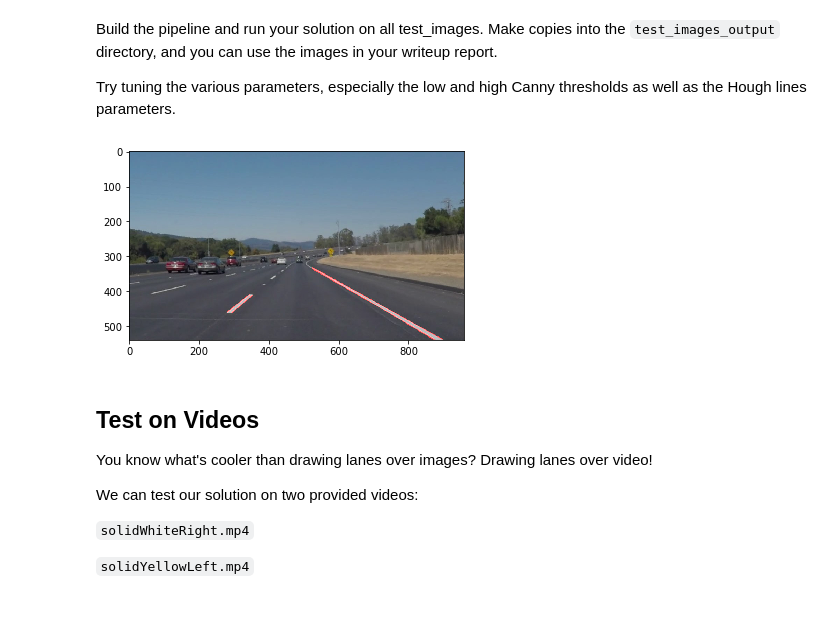
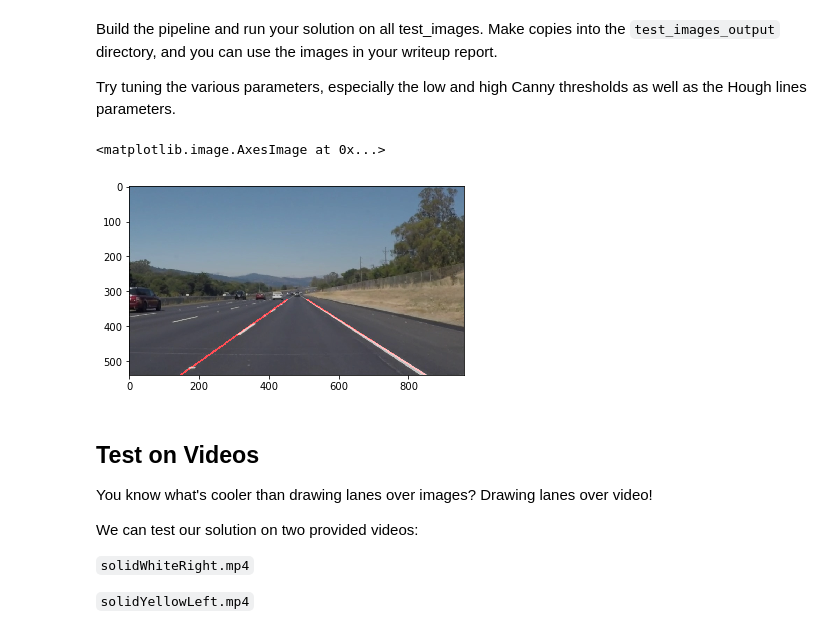
Before and after one commit to Dipanshu2424/udacity_CarND, a Jupyter notebook: CarND-LaneLines-P1/P1.ipynb, the cells around one changed output. Saved outputs shown, nothing was run; the diff lists cells and outputs as text; code cells hidden in the pictures.

```diff
--- a/CarND-LaneLines-P1/P1.ipynb
+++ b/CarND-LaneLines-P1/P1.ipynb
@@ -196,10 +236,10 @@ Try tuning the various parameters, especially the low and high Canny thresholds
 # TODO: Build your pipeline that will draw lane lines on the test_images
 # then save them to the test_images directory.
 # Read in and grayscale the image
-image = mpimg.imread('test_images/solidWhiteCurve.jpg')
+image = mpimg.imread('test_images/solidWhiteRight.jpg')
 gray = grayscale(image)
 plt.imshow(gray, cmap='gray')
-plt.savefig('test_images_output/solidWhiteCurve_gray.png')
+#plt.savefig('test_images_output/solidWhiteCurve_gray.png')
 
 # Define a kernel size and apply Gaussian smoothing
 kernel_size = 5
@@ -213,37 +253,38 @@ edges = canny(blur_gray, low_threshold, high_threshold)
 
 imshape = image.shape
 vertices = np.array([[(0.1*imshape[1], imshape[0]),
                       ((imshape[1]/2)*0.95, (imshape[0]/2)*1.1),
                       ((imshape[1]/2)*1.05, (imshape[0]/2)*1.1),
                       (imshape[1]*0.96,imshape[0])]], dtype=np.int32)
 
 masked_edges = region_of_interest(edges, vertices)
 plt.imshow(masked_edges)
-plt.savefig('test_images_output/solidWhiteCurve_masked.png')
+#plt.savefig('test_images_output/solidWhiteCurve_masked.png')
 
 # Define the Hough transform parameters
 # Make a blank the same size as our image to draw on
 rho = 1 # distance resolution in pixels of the Hough grid
 theta = np.pi/180 # angular resolution in radians of the Hough grid
 threshold = 5     # minimum number of votes (intersections in Hough grid cell)
 min_line_length = 20 #minimum number of pixels making up a line
 max_line_gap = 2    # maximum gap in pixels between connectable line segments
 line_image = np.copy(image)*0 # creating a blank to draw lines on
 
 # Run Hough on edge detected image
 # Output "lines" is an array containing endpoints of detected line segments
 line_image = hough_lines(masked_edges, rho, theta, threshold,
                             min_line_length, max_line_gap)
 
 plt.imshow(line_image)
-plt.savefig('test_images_output/solidWhiteCurve_hough.png')
+#plt.savefig('test_images_output/solidWhiteCurve_hough.png')
 
 # Draw the lines on the original image
 lines_edges = weighted_img(line_image, image)
 plt.imshow(lines_edges)
-plt.savefig('test_images_output/solidWhiteCurve_final.png')
+#plt.savefig('test_images_output/solidWhiteCurve_final.png')
 # %% [output]
+<matplotlib.image.AxesImage at 0x...>
-[figure, old version]
+[figure, new version]
 # %% [markdown]
 ## Test on Videos
 
```
Also changed, not shown: parts of 5 cells of this notebook, 3 other files.
